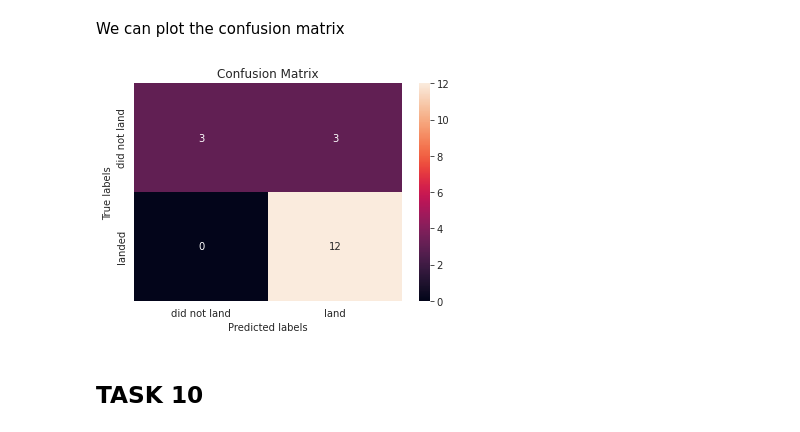
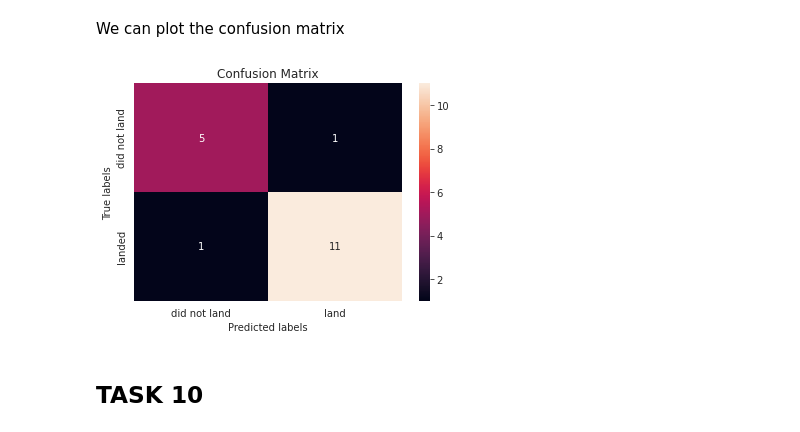
Before and after one commit to Milos0110/ibm_applied_ds_capstone_project, a Jupyter notebook: SpaceX_Machine Learning Prediction_Part_5.ipynb, the cells around one changed output. Cells and saved outputs as stored; diff of their text form; code cells hidden in the pictures.

```diff
--- a/SpaceX_Machine Learning Prediction_Part_5.ipynb
+++ b/SpaceX_Machine Learning Prediction_Part_5.ipynb
@@ -295,10 +281,10 @@ The Score is:  0.8333333333333334
 # %% [markdown]
 We can plot the confusion matrix
 # %%
-yhat = svm_cv.predict(X_test)
+yhat = tree_cv.predict(X_test)
 plot_confusion_matrix(Y_test, yhat)
 # %% [output]
-[figure, old version]
+[figure, new version]
 # %% [markdown]
 ## TASK  10
 # %% [markdown]
```
Also changed, not shown: parts of 7 cells of this notebook, 4 other files.
